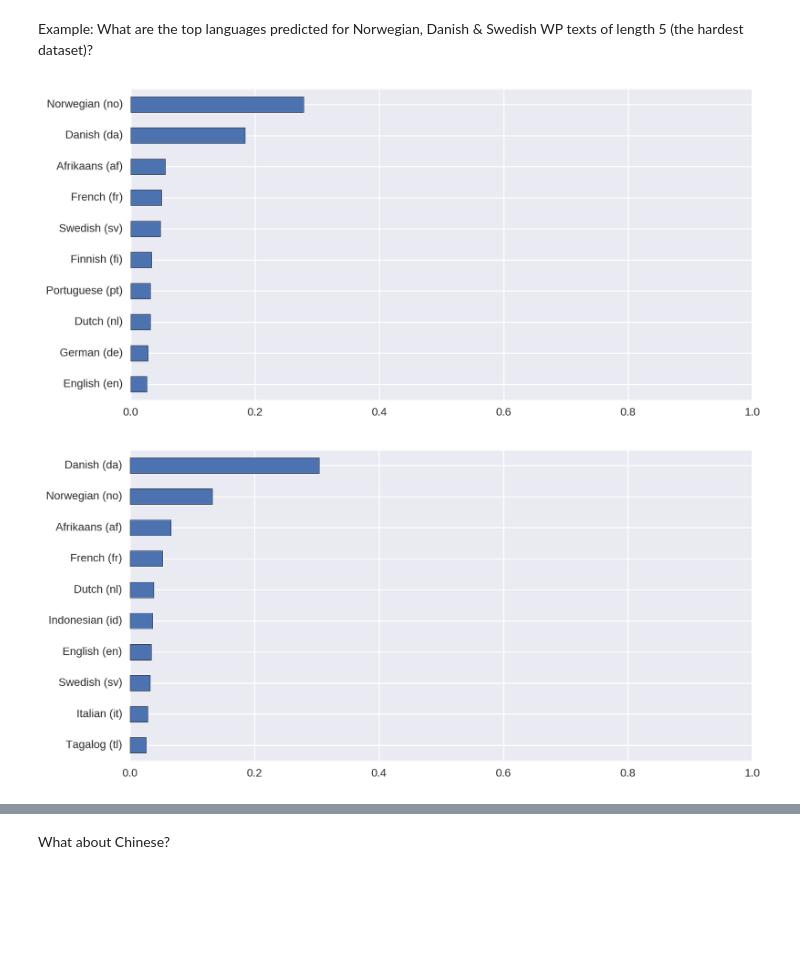
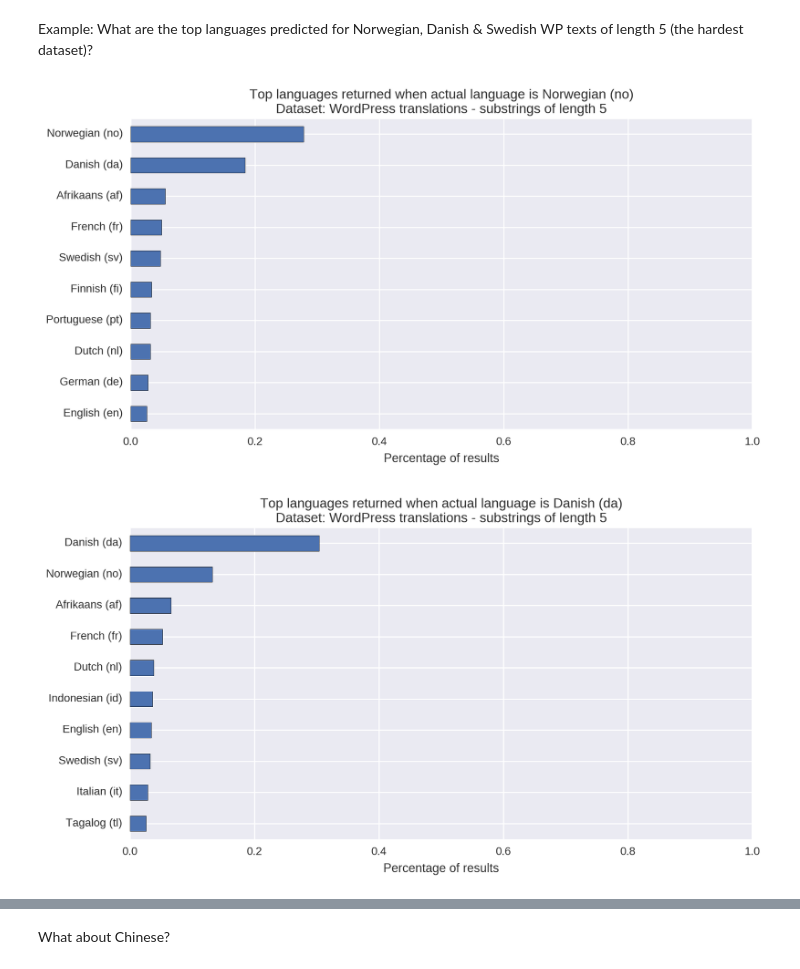
Before and after one commit to Automattic/elasticsearch-langdetect, a Jupyter notebook: experiments/Classification experiments - merged-average baseline.ipynb, the cells around one changed output, grey strips where cells are left out. Cells and saved outputs as stored; diff of their text form; code cells hidden in the pictures; blank space fills up the shorter version.

```diff
--- a/experiments/Classification experiments - merged-average baseline.ipynb
+++ b/experiments/Classification experiments - merged-average baseline.ipynb
@@ -332,17 +374,21 @@ confusion_matrix.head().T.head().T
 # %% [markdown]
 Example: What are the top languages predicted for Norwegian, Danish & Swedish WP texts of length 5 (the hardest dataset)?
 # %%
-def plot_top_confused_languages(confusion_matrix, actual_language, num_top=10):
+def plot_top_confused_languages(confusion_matrix, actual_language, num_top=10,
+                                dataset_name='WordPress translations - substrings of length 5'):
     ax = confusion_matrix.ix[actual_language].sort_values()[-num_top:].plot.barh()
     ax.set_xlim((0, 1))
+    ax.set_title('Top languages returned when actual language is {}\nDataset: {}'.format(actual_language,
+                                                                                         dataset_name))
+    ax.set_xlabel('Percentage of results')
 
 plot_top_confused_languages(confusion_matrix, 'Norwegian (no)')
 # %% [output]
-[figure, old version]
+[figure, new version]
 # %%
 plot_top_confused_languages(confusion_matrix, 'Danish (da)')
 # %% [output]
-[figure, old version]
+[figure, new version]
 # %%
 plot_top_confused_languages(confusion_matrix, 'Swedish (sv)')
 # %% [output]
```
Also changed, not shown: parts of 22 cells of this notebook.
